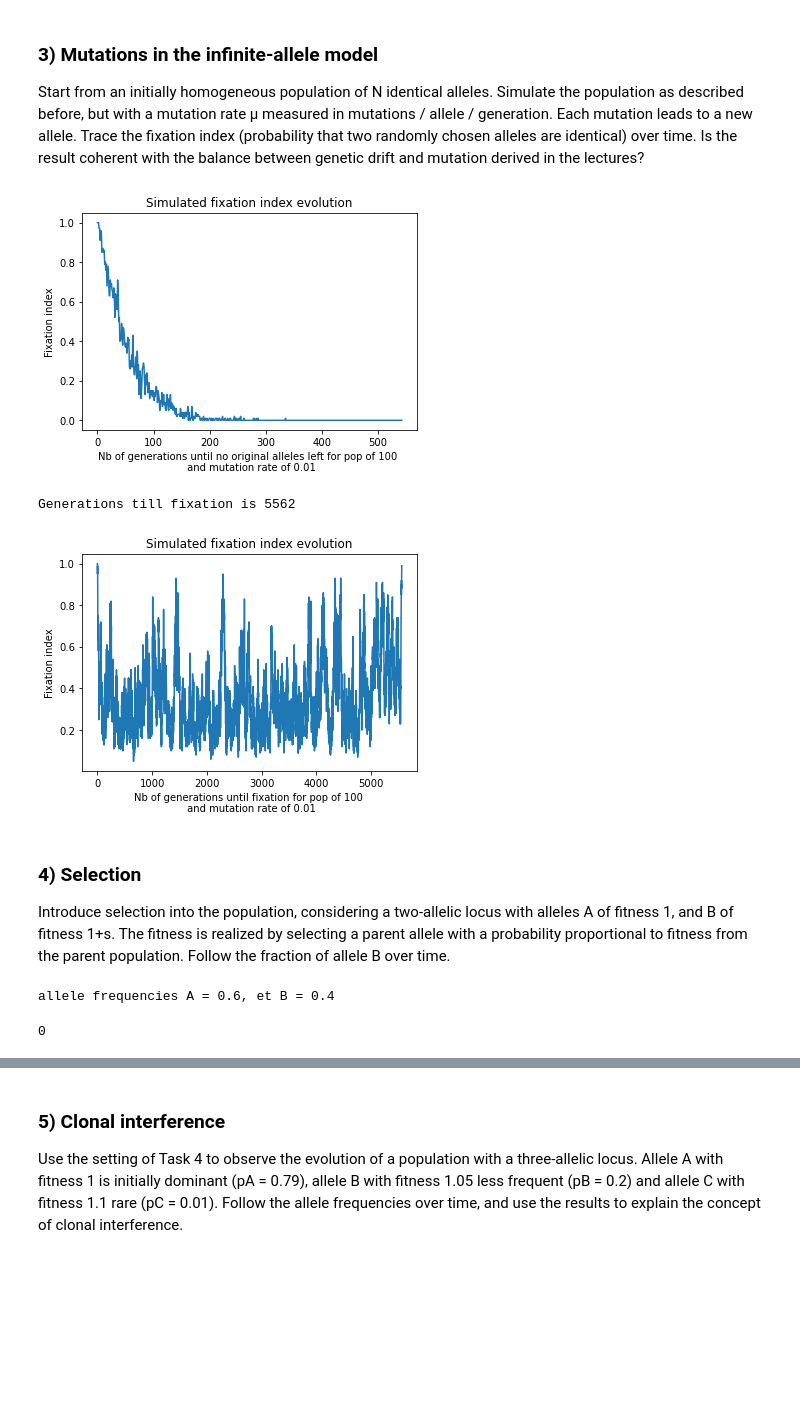
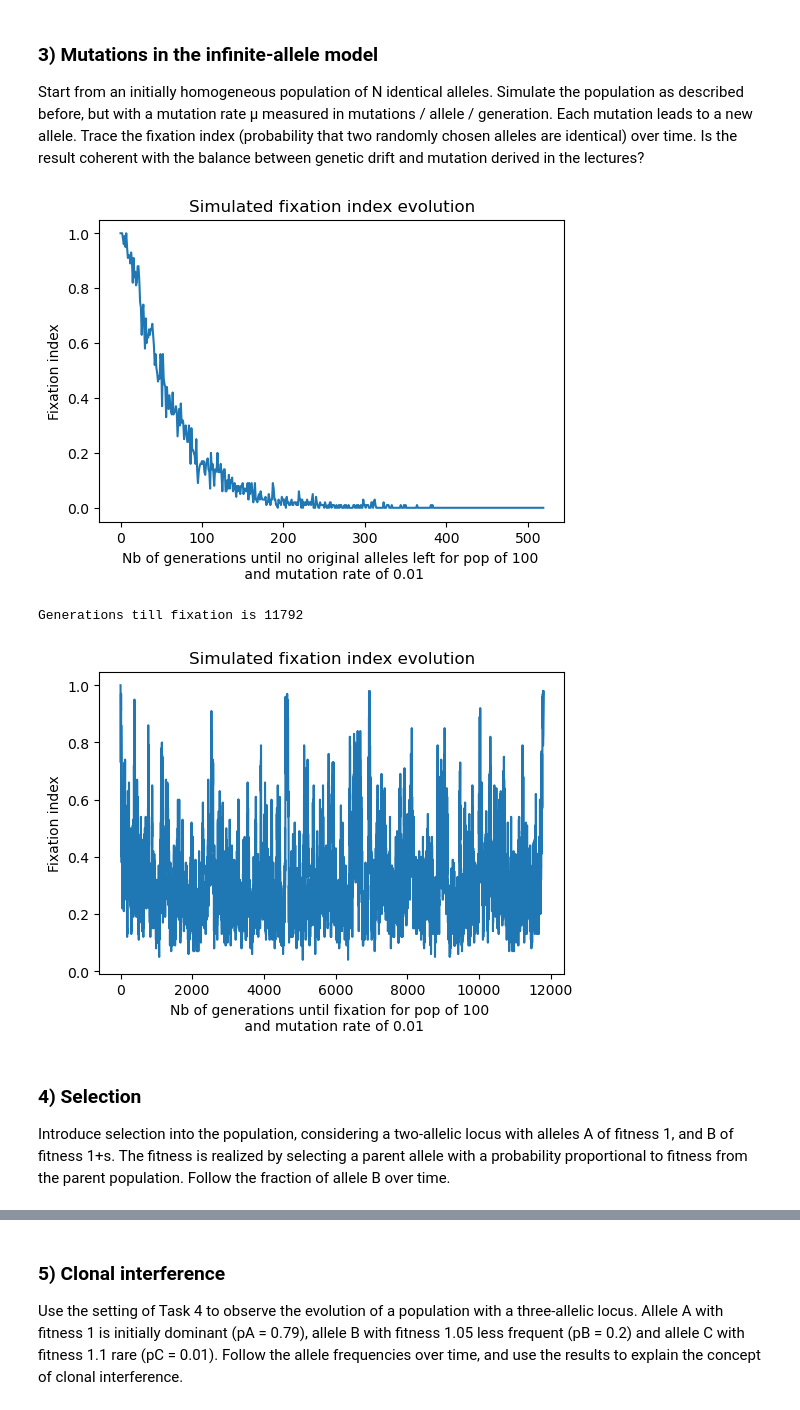
Before and after one commit to yann-zhong/GPOP-Project-YZ, a Jupyter notebook: Project_Yann_Zhong.ipynb, the cells around one changed output, grey strips where cells are left out. Saved outputs shown, nothing was run; the diff lists cells and outputs as text; code cells hidden in the pictures; blank space fills up the shorter version.

```diff
--- a/Project_Yann_Zhong.ipynb
+++ b/Project_Yann_Zhong.ipynb
@@ -14,6 +14,8 @@ import random
 from itertools import groupby
 from __future__ import division
 import seaborn as sns
+import matplotlib as mpl
+mpl.rcParams['figure.dpi'] = 100             # For changing figure size in VScode
 # %% [markdown]
 ### **GPOP: simulating an evolving population**
 The **objective of the project** is the simulation of a simple population-genetics model to observe
@@ -521,7 +520,7 @@ plt.ylabel("Fixation index")
 plt.xlabel("Nb of generations until no original alleles left for pop of "+str(population)+" \n and mutation rate of "+str(mu))
 plt.show()
 # %% [output]
-[figure, old version]
+[figure, new version]
 # %%
 ### CORRECTED VERSION OF 3
 
@@ -545,10 +544,12 @@ def inf_allele_mutation_2(population,mutation_rate):
         generations +=1         # Count up a generation
 
         # Check prob that fixation occurs on 2 completely random selected alleles
+        # Adjusted to work with replacement
         fixation_count = 0
-        for j in range(population):                                        # Choose randomly as many times as there are individuals in pop
-            fixation_choices = random.sample(range(len(pop_distr)),2)      # Randomly choose 2 alleles
-            if pop_distr[fixation_choices[0]] == pop_distr[fixation_choices[1]]: fixation_count += 1
+        for j in range(population):                                        # Run as many times as there are members in pop
+            comp = np.random.choice(pop_distr, size=2, replace = False)
+            if comp[0] == comp[1]:
+                fixation_count += 1
         fixation_probs.append(fixation_count/population)                   # Return a percentage chance of fixation
 
         # Mutate one (or more) parent alleles
@@ -559,72 +560,38 @@ def inf_allele_mutation_2(population,mutation_rate):
         for l in range(mut_count):
             mutation_number +=1                                # Increment mutation "name"
             mut_index = random.choice(range(len(pop_distr)))   # Choose a position to mutate
             prev_allele_pop[mut_index] = mutation_number       # Replace old allele w/ new unique mutation
 
         # Populate current population
         for k in range(population):
             allele_choice_index = random.choice(range(len(prev_allele_pop)))      # Randomly choose from previous generation, no biases
             pop_distr[k] = prev_allele_pop[allele_choice_index]                   # Update current pop
 
         # If none of the original alleles are left, leave while loop
         if(all_equal(pop_distr) == True):
             break
 
     return pop_distr,generations,fixation_probs
 
 inf_allele_mut_sim = inf_allele_mutation_2(population,mu)
 
 # print(inf_allele_mut_sim[0])
 print("Generations till fixation is "+ str(inf_allele_mut_sim[1]))
 # print(inf_allele_mut_sim[2])
 
 x = np.arange(0,inf_allele_mut_sim[1])
 plt.figure()
 plt.plot(x,inf_allele_mut_sim[2])
 plt.title("Simulated fixation index evolution")
 plt.ylabel("Fixation index")
 plt.xlabel("Nb of generations until fixation for pop of "+str(population)+" \n and mutation rate of "+str(mu))
 plt.show()
 # %% [output]
-Generations till fixation is 5562
+Generations till fixation is 11792
-[figure, old version]
+[figure, new version]
 # %% [markdown]
 ### **4) Selection**
 Introduce selection into the population, considering a two-allelic locus with alleles A of
 fitness 1, and B of fitness 1+s. The fitness is realized by selecting a parent allele with a
 probability proportional to fitness from the parent population. Follow the fraction of allele B
 over time.
-# %%
-### Selection: fitness is the expected number of offsprings
-s = 1
-population = 100
-
-def two_allele_selection_sim():
-
-        return 0
-
-#############################################################################
-
-def selection(N, p, s, nb_gen, fitA):
-    p = np.round(p, 3)
-    q = round(1 - p, 3)
-    print(f'allele frequencies A = {p}, et B = {q}')
-
-    fitB = 1+s
-    #print(f'fitness A = {fitA}, et B = {fitB}')
-    #lists with A and B allele freqs over t generations
-    l_freq_A = [p]
-    l_freq_B = [q]
-    pop = pop_creation(N, p)
-    for i in range(nb_gen-1):
-        p, q = (p*fitA/(p*fitA+q*fitB), q*fitB/(p*fitA+q*fitB))
-        l_freq_A.append(p)
-        l_freq_B.append(q)
-    return l_freq_A, l_freq_B
-
-    return 0
-
-selection(population,0.6,1,1000,2)
-# %% [output]
-allele frequencies A = 0.6, et B = 0.4
-0
```
Also changed, not shown: parts of 17 cells of this notebook, 27 other files.
